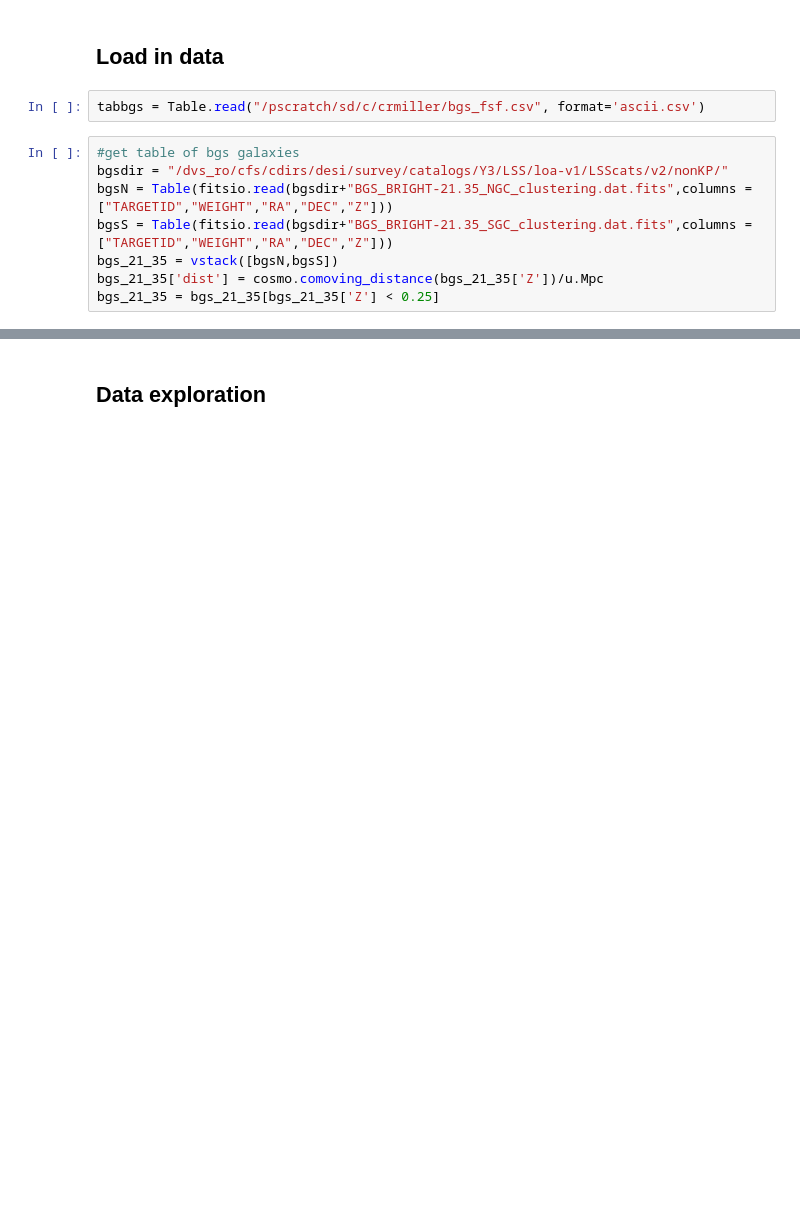
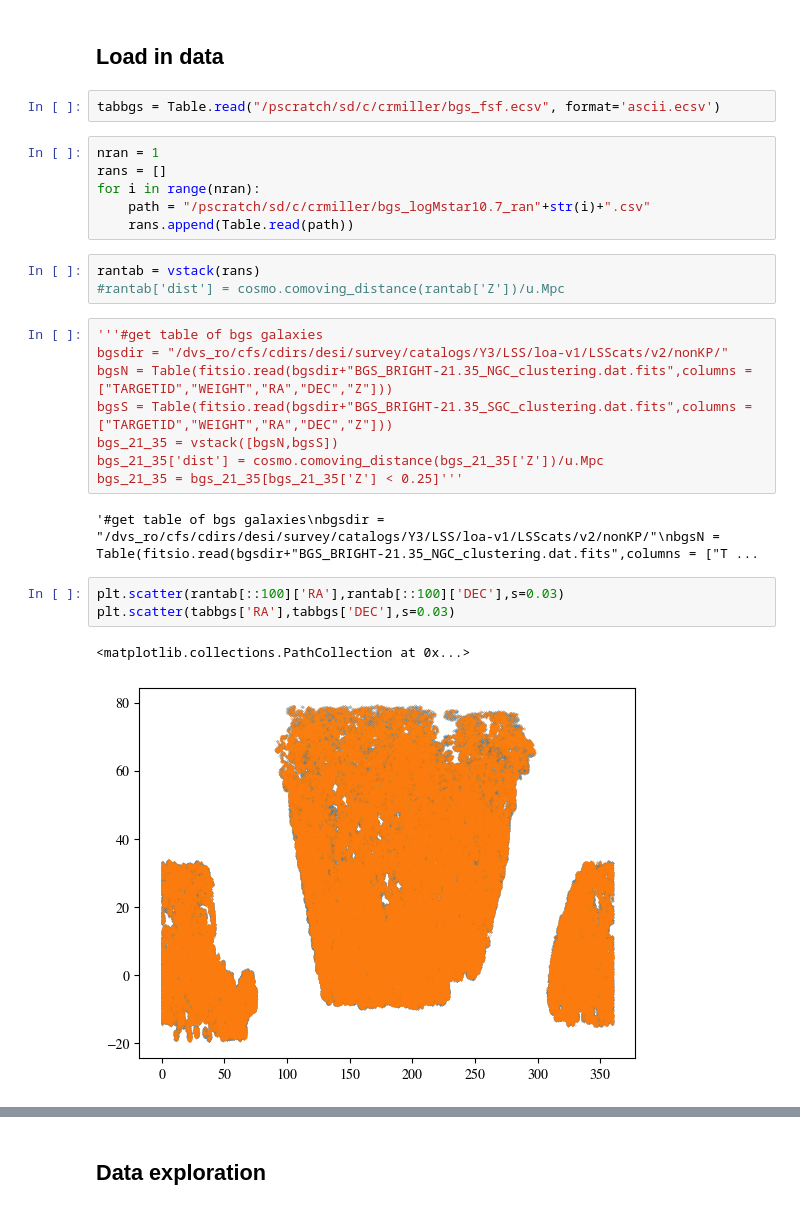
Before and after one commit to catherine-miller/bgsmaps, a Jupyter notebook: bgsclustering.ipynb, the cells around one changed output, grey strips where cells are left out. Saved outputs shown, nothing was run; the diff lists cells and outputs as text; blank space fills up the shorter version.

```diff
--- a/bgsclustering.ipynb
+++ b/bgsclustering.ipynb
@@ -100,12 +131,29 @@ print(len(tabbgs),len(bgs_clustering))
 # %% [markdown]
 ## Load in data ##
 # %%
-tabbgs = Table.read("/pscratch/sd/c/crmiller/bgs_fsf.csv", format='ascii.csv')
+tabbgs = Table.read("/pscratch/sd/c/crmiller/bgs_fsf.ecsv", format='ascii.ecsv')
+# %%
+nran = 1
+rans = []
+for i in range(nran):
+    path = "/pscratch/sd/c/crmiller/bgs_logMstar10.7_ran"+str(i)+".csv"
+    rans.append(Table.read(path))
+# %%
+rantab = vstack(rans)
+#rantab['dist'] = cosmo.comoving_distance(rantab['Z'])/u.Mpc
 # %%
-#get table of bgs galaxies
+'''#get table of bgs galaxies
 bgsdir = "/dvs_ro/cfs/cdirs/desi/survey/catalogs/Y3/LSS/loa-v1/LSScats/v2/nonKP/"
 bgsN = Table(fitsio.read(bgsdir+"BGS_BRIGHT-21.35_NGC_clustering.dat.fits",columns = ["TARGETID","WEIGHT","RA","DEC","Z"]))
 bgsS = Table(fitsio.read(bgsdir+"BGS_BRIGHT-21.35_SGC_clustering.dat.fits",columns = ["TARGETID","WEIGHT","RA","DEC","Z"]))
 bgs_21_35 = vstack([bgsN,bgsS])
 bgs_21_35['dist'] = cosmo.comoving_distance(bgs_21_35['Z'])/u.Mpc
-bgs_21_35 = bgs_21_35[bgs_21_35['Z'] < 0.25]
+bgs_21_35 = bgs_21_35[bgs_21_35['Z'] < 0.25]'''
+# %% [output]
+'#get table of bgs galaxies\nbgsdir = "/dvs_ro/cfs/cdirs/desi/survey/catalogs/Y3/LSS/loa-v1/LSScats/v2/nonKP/"\nbgsN = Table(fitsio.read(bgsdir+"BGS_BRIGHT-21.35_NGC_clustering.dat.fits",columns = ["T ...
+# %%
+plt.scatter(rantab[::100]['RA'],rantab[::100]['DEC'],s=0.03)
+plt.scatter(tabbgs['RA'],tabbgs['DEC'],s=0.03)
+# %% [output]
+<matplotlib.collections.PathCollection at 0x...>
+[figure, added]
```
Also changed, not shown: parts of 16 cells of this notebook, 4 other files.
